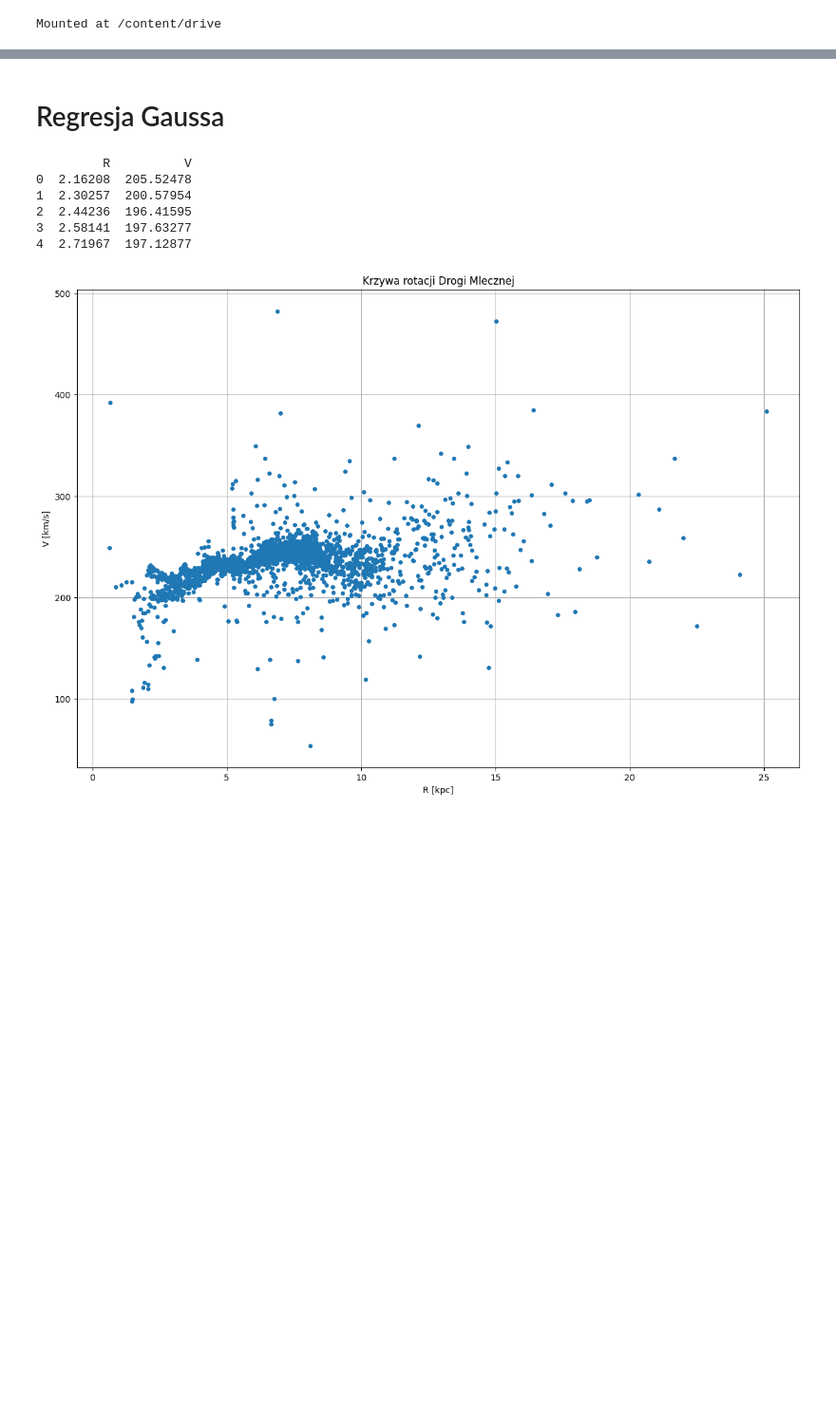
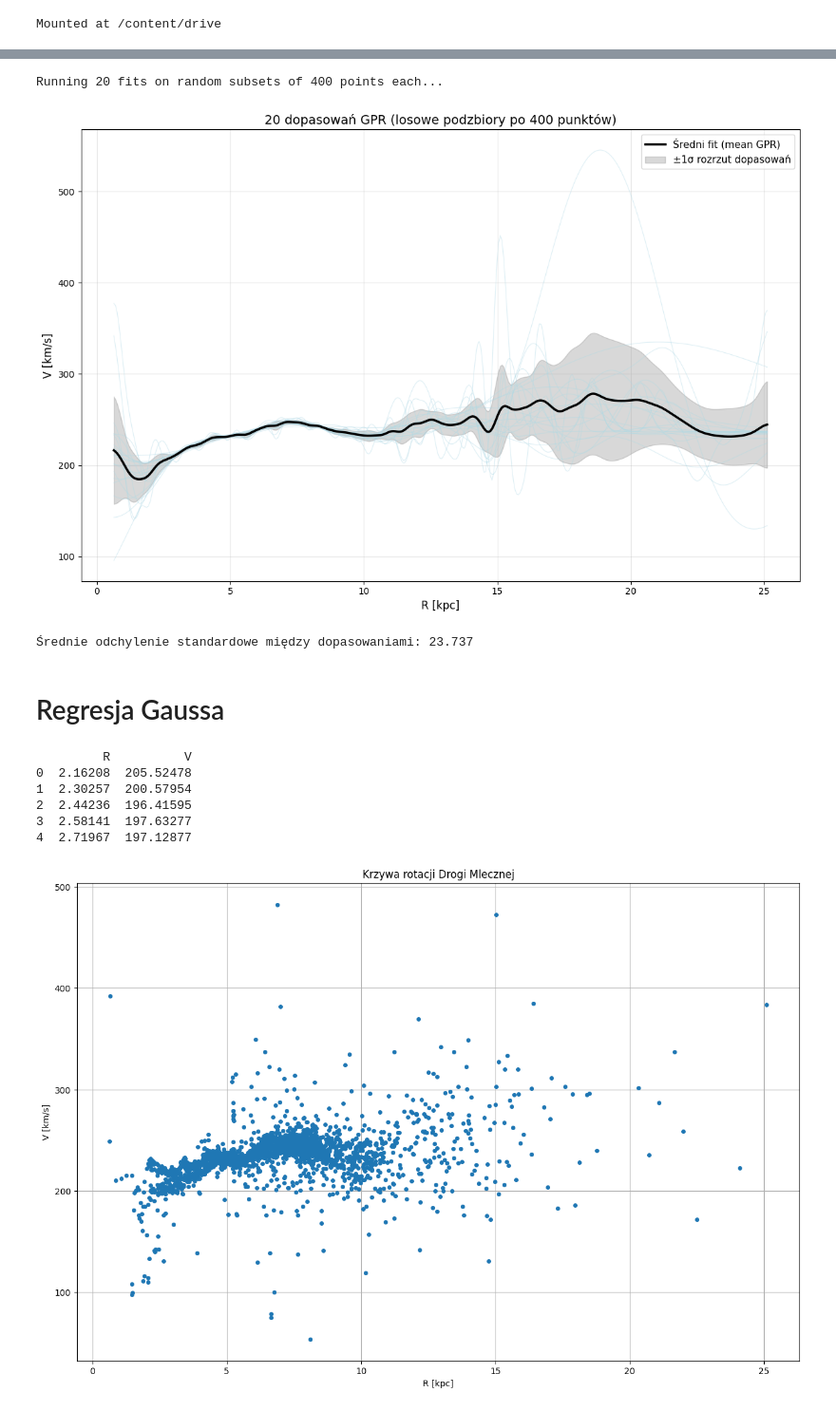
Before and after one commit to redrosesarecool/staz, a Jupyter notebook: regresja.ipynb, the cells around one changed output, grey strips where cells are left out. Shown at 95% size. Saved outputs shown, nothing was run; the diff lists cells and outputs as text; code cells hidden in the pictures; blank space fills up the shorter version.

```diff
--- a/regresja.ipynb
+++ b/regresja.ipynb
@@ -8,3 +180,81 @@ Mounted at /content/drive
+# %%
+import numpy as np
+import pandas as pd
+import matplotlib.pyplot as plt
+from sklearn.gaussian_process import GaussianProcessRegressor
+from sklearn.gaussian_process.kernels import RBF, ConstantKernel, WhiteKernel
+
+# dane
+file_path = "/content/drive/My Drive/all_montecarlo_output-kopia.dat"
+df = pd.read_csv(
+    file_path,
+    sep=r"\s+",
+    comment="#",
+    on_bad_lines="skip",
+    usecols=["R", "V"]
+).dropna(subset=["R", "V"])
+
+# parametry
+n_samples = 20          # ile razy powtórzyć dopasowanie
+subset_size = 400       # ile punktów losować w każdym dopasowaniu
+random_state = 42
+
+# przygotowanie danych
+R_all = df["R"].values.reshape(-1, 1)
+V_all = df["V"].values
+
+R_pred = np.linspace(df["R"].min(), df["R"].max(), 400).reshape(-1, 1)
+
+# kernel
+kernel = ConstantKernel(1.0, (1e-2, 1e2)) * RBF(length_scale=3.0, length_scale_bounds=(0.3, 30.0)) \
+         + WhiteKernel(noise_level=1.0, noise_level_bounds=(1e-4, 5.0))
+
+# wykres
+plt.figure(figsize=(15, 10))
+all_preds = []
+
+print(f"Running {n_samples} fits on random subsets of {subset_size} points each...")
+
+for i in range(n_samples):
+    # losowy podzbiór danych
+    np.random.seed(random_state + i)
+    idx = np.random.choice(len(R_all), subset_size, replace=False)
+    R_sub, V_sub = R_all[idx], V_all[idx]
+
+    # dopasowanie modelu
+    gpr = GaussianProcessRegressor(kernel=kernel, alpha=0.1, normalize_y=True, n_restarts_optimizer=2)
+    gpr.fit(R_sub, V_sub)
+
+    # predykcja
+    V_pred, _ = gpr.predict(R_pred, return_std=True)
+    all_preds.append(V_pred)
+
+    plt.plot(R_pred, V_pred, color='lightblue', alpha=0.4, linewidth=0.8)
+
+# średni fit i odchylenie
+all_preds = np.array(all_preds)
+mean_pred = np.mean(all_preds, axis=0)
+std_pred = np.std(all_preds, axis=0)
+
+plt.plot(R_pred, mean_pred, color='black', linewidth=2.5, label='Średni fit (mean GPR)')
+plt.fill_between(R_pred.ravel(), mean_pred-std_pred, mean_pred+std_pred,
+                 color='gray', alpha=0.3, label='±1σ rozrzut dopasowań')
+
+plt.xlabel("R [kpc]", fontsize=12)
+plt.ylabel("V [km/s]", fontsize=12)
+plt.title(f"{n_samples} dopasowań GPR (losowe podzbiory po {subset_size} punktów)", fontsize=14)
+plt.legend(fontsize=11)
+plt.grid(True, alpha=0.3)
+plt.tight_layout()
+plt.show()
+
+# statystyka
+avg_std = np.mean(std_pred)
+print(f"\nŚrednie odchylenie standardowe między dopasowaniami: {avg_std:.3f}")
+# %% [output]
+Running 20 fits on random subsets of 400 points each...
+[figure, added]
+Średnie odchylenie standardowe między dopasowaniami: 23.737
 # %% [markdown]
 # Regresja Gaussa
 # %%
```
Also changed, not shown: parts of 13 cells of this notebook.
